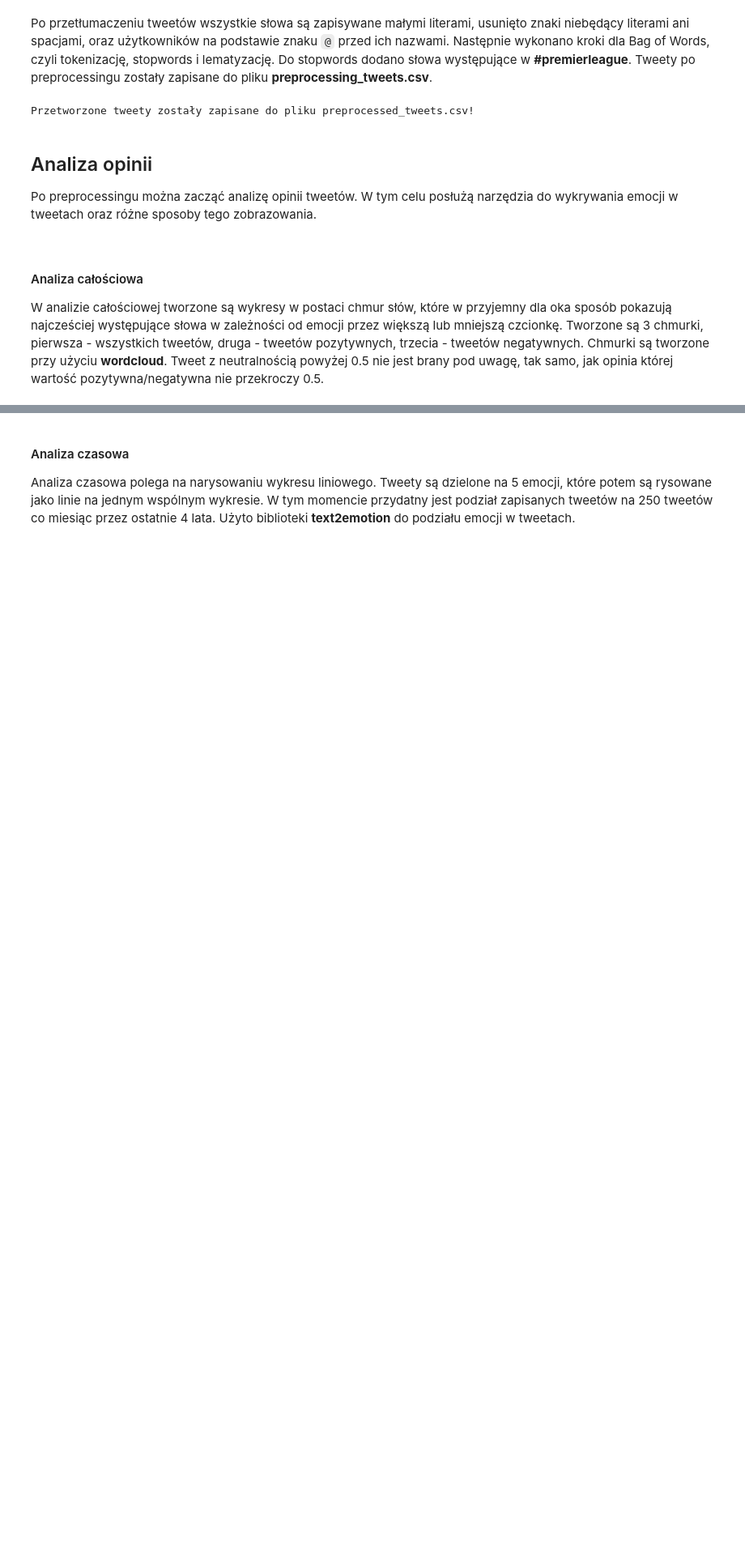
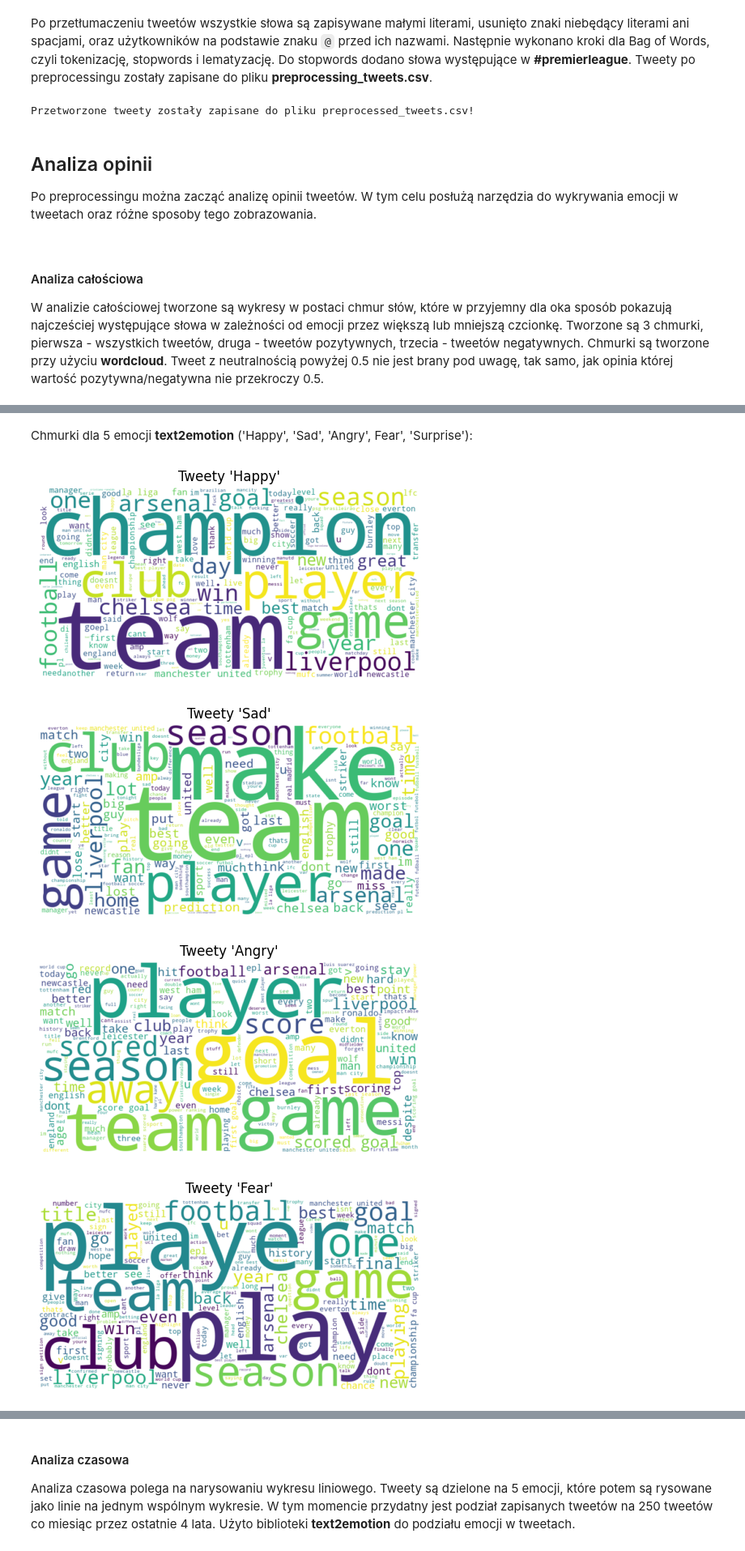
Before and after one commit to Piterson25/Inteligencja-obliczeniowa, a Jupyter notebook: premierleague/premierleague_Piotr_Maszczak.ipynb, the cells around one changed output, grey strips where cells are left out. Shown at 81% size. Cells and saved outputs as stored; diff of their text form; code cells hidden in the pictures; blank space fills up the shorter version.

```diff
--- a/premierleague/premierleague_Piotr_Maszczak.ipynb
+++ b/premierleague/premierleague_Piotr_Maszczak.ipynb
@@ -243,0 +245,50 @@ plt.show()
+# %% [markdown]
+Chmurki dla 5 emocji **text2emotion** ('Happy', 'Sad', 'Angry', Fear', 'Surprise'):
+# %%
+def word_clouds(tweets, name):
+    plt.figure(figsize=(5, 5))
+    wordcloud_text = ' '.join(tweets)
+
+    wordcloud = WordCloud(width=800, height=400, background_color='white').generate(wordcloud_text)
+    plt.imshow(wordcloud, interpolation='bilinear')
+    plt.axis('off')
+    plt.title(name)
+
+    plt.tight_layout()
+    plt.show()
+
+happy_tweets = []
+sadness_tweets = []
+anger_tweets = []
+fear_tweets = []
+surprise_tweets = []
+
+for tweet in tweets:
+    all_tweet = ""
+    for word in tweet:
+        all_tweet += word + " "
+    emotions = get_emotion(all_tweet)
+
+    dominant_emotion = max(emotions, key=emotions.get)
+
+    if dominant_emotion == 'Happy':
+        happy_tweets.append(all_tweet)
+    elif dominant_emotion == 'Sad':
+        sadness_tweets.append(all_tweet)
+    elif dominant_emotion == 'Angry':
+        anger_tweets.append(all_tweet)
+    elif dominant_emotion == 'Fear':
+        fear_tweets.append(all_tweet)
+    elif dominant_emotion == 'Surprise':
+        surprise_tweets.append(all_tweet)
+
+word_clouds(happy_tweets,"Tweety 'Happy'")
+word_clouds(sadness_tweets,"Tweety 'Sad'")
+word_clouds(anger_tweets,"Tweety 'Angry'")
+word_clouds(fear_tweets,"Tweety 'Fear'")
+word_clouds(surprise_tweets,"Tweety 'Surprise'")
+# %% [output]
+[figure, added]
+[figure, added]
+[figure, added]
+[figure, added]
```
Also changed, not shown: parts of 6 cells of this notebook.
